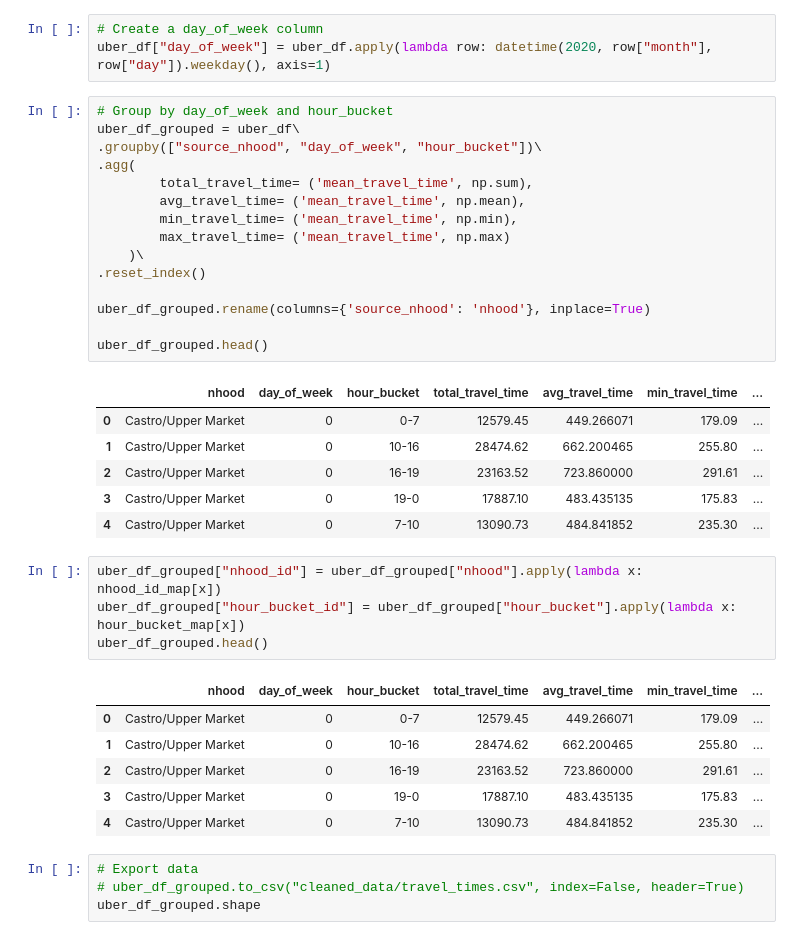
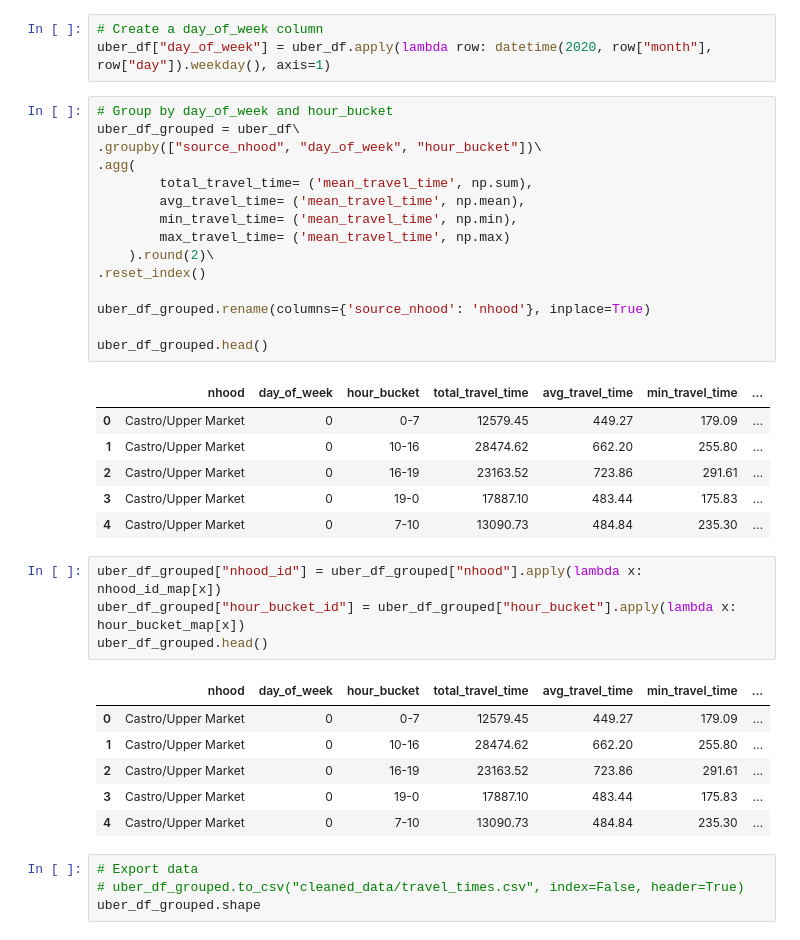
Before and after one commit to hcao2015/driver_schedule_optimization, a Jupyter notebook: Demand Analysis.ipynb, the cells around one changed output. Cells and saved outputs as stored; diff of their text form.

Commit message:
Round up some travel times to 2 decimal points

```diff
--- a/Demand Analysis.ipynb
+++ b/Demand Analysis.ipynb
@@ -371,36 +371,36 @@ uber_df["day_of_week"] = uber_df.apply(lambda row: datetime(2020, row["month"],
 # %%
 # Group by day_of_week and hour_bucket
 uber_df_grouped = uber_df\
 .groupby(["source_nhood", "day_of_week", "hour_bucket"])\
 .agg(
         total_travel_time= ('mean_travel_time', np.sum),
         avg_travel_time= ('mean_travel_time', np.mean),
         min_travel_time= ('mean_travel_time', np.min),
         max_travel_time= ('mean_travel_time', np.max)
-    )\
+    ).round(2)\
 .reset_index()
 
 uber_df_grouped.rename(columns={'source_nhood': 'nhood'}, inplace=True)
 
 uber_df_grouped.head()
 # %% [output]
 |  | nhood | day_of_week | hour_bucket | total_travel_time | avg_travel_time | min_travel_time | ... |
-| 0 | Castro/Upper Market | 0 | 0-7 | 12579.45 | 449.266071 | 179.09 | ... |
-| 1 | Castro/Upper Market | 0 | 10-16 | 28474.62 | 662.200465 | 255.80 | ... |
-| 2 | Castro/Upper Market | 0 | 16-19 | 23163.52 | 723.860000 | 291.61 | ... |
-| 3 | Castro/Upper Market | 0 | 19-0 | 17887.10 | 483.435135 | 175.83 | ... |
-| 4 | Castro/Upper Market | 0 | 7-10 | 13090.73 | 484.841852 | 235.30 | ... |
+| 0 | Castro/Upper Market | 0 | 0-7 | 12579.45 | 449.27 | 179.09 | ... |
+| 1 | Castro/Upper Market | 0 | 10-16 | 28474.62 | 662.20 | 255.80 | ... |
+| 2 | Castro/Upper Market | 0 | 16-19 | 23163.52 | 723.86 | 291.61 | ... |
+| 3 | Castro/Upper Market | 0 | 19-0 | 17887.10 | 483.44 | 175.83 | ... |
+| 4 | Castro/Upper Market | 0 | 7-10 | 13090.73 | 484.84 | 235.30 | ... |
 # %%
 uber_df_grouped["nhood_id"] = uber_df_grouped["nhood"].apply(lambda x: nhood_id_map[x])
 uber_df_grouped["hour_bucket_id"] = uber_df_grouped["hour_bucket"].apply(lambda x: hour_bucket_map[x])
 uber_df_grouped.head()
 # %% [output]
 |  | nhood | day_of_week | hour_bucket | total_travel_time | avg_travel_time | min_travel_time | ... |
-| 0 | Castro/Upper Market | 0 | 0-7 | 12579.45 | 449.266071 | 179.09 | ... |
-| 1 | Castro/Upper Market | 0 | 10-16 | 28474.62 | 662.200465 | 255.80 | ... |
-| 2 | Castro/Upper Market | 0 | 16-19 | 23163.52 | 723.860000 | 291.61 | ... |
-| 3 | Castro/Upper Market | 0 | 19-0 | 17887.10 | 483.435135 | 175.83 | ... |
-| 4 | Castro/Upper Market | 0 | 7-10 | 13090.73 | 484.841852 | 235.30 | ... |
+| 0 | Castro/Upper Market | 0 | 0-7 | 12579.45 | 449.27 | 179.09 | ... |
+| 1 | Castro/Upper Market | 0 | 10-16 | 28474.62 | 662.20 | 255.80 | ... |
+| 2 | Castro/Upper Market | 0 | 16-19 | 23163.52 | 723.86 | 291.61 | ... |
+| 3 | Castro/Upper Market | 0 | 19-0 | 17887.10 | 483.44 | 175.83 | ... |
+| 4 | Castro/Upper Market | 0 | 7-10 | 13090.73 | 484.84 | 235.30 | ... |
 # %%
 # Export data
 # uber_df_grouped.to_csv("cleaned_data/travel_times.csv", index=False, header=True)
```
Also changed, not shown: parts of 1 cell of this notebook, 1 other file.
